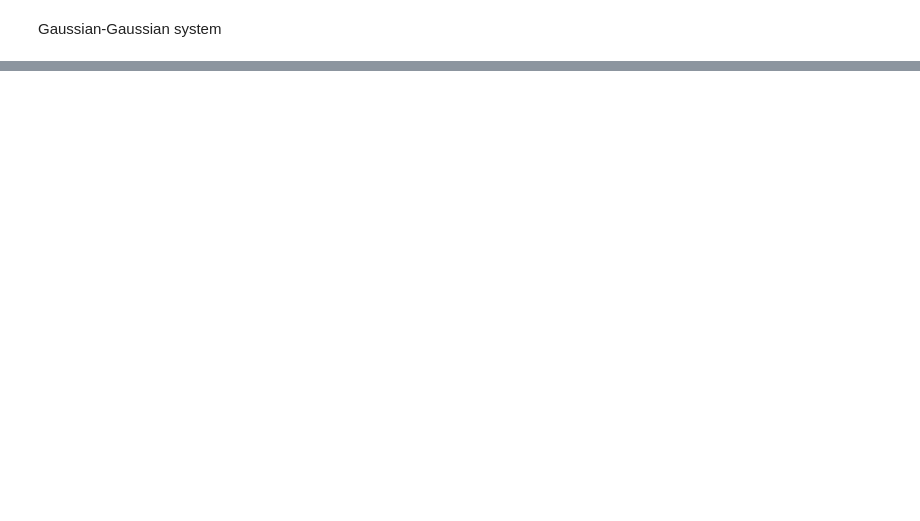
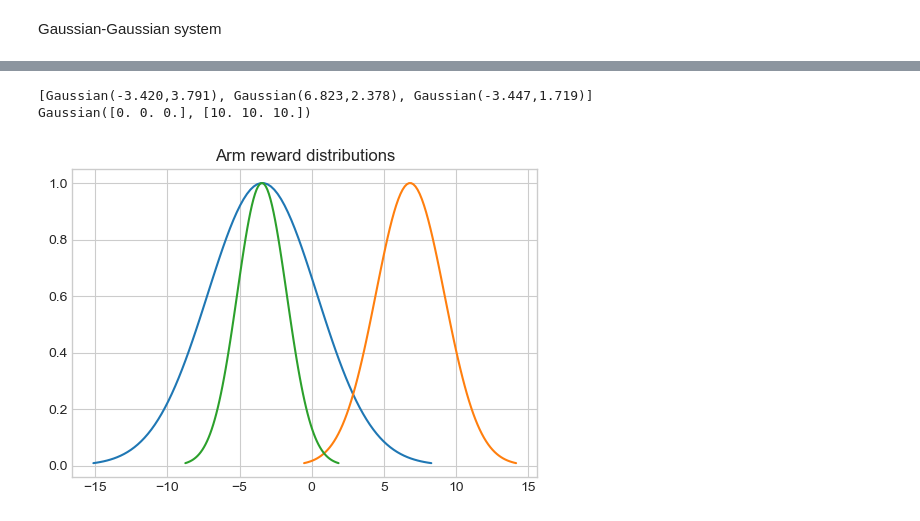
Before and after one commit to stanton119/data-analysis, a Jupyter notebook: Unpublished/bandits/test.ipynb, the cells around one changed output, grey strips where cells are left out. Cells and saved outputs as stored; diff of their text form; code cells hidden in the pictures; blank space fills up the shorter version.

```diff
--- a/Unpublished/bandits/test.ipynb
+++ b/Unpublished/bandits/test.ipynb
@@ -168,0 +201,19 @@ Gaussian([-7.727353   -1.17763125 -5.03578636], [2.55398   0.0043855 0.9411043])
+# %%
+# create many arms
+n_arms = 3
+arms = [bandits.GaussianArm() for _idx in range(n_arms)]
+print(arms)
+
+if 1:
+    import matplotlib.pyplot as plt
+    fig, ax = plt.subplots(figsize=(6, 4))
+    [_arm.plot_pdf(ax=ax) for _arm in arms]
+    ax.set_title('Arm reward distributions')
+
+# create Thompson Sampling policy
+policy = bandits.ThompsonSamplingGaussian(n_arms=n_arms)
+print(policy)
+# %% [output]
+[Gaussian(-3.420,3.791), Gaussian(6.823,2.378), Gaussian(-3.447,1.719)]
+Gaussian([0. 0. 0.], [10. 10. 10.])
+[figure, added]
```
Also changed, not shown: parts of 21 cells of this notebook, 2 other files.
